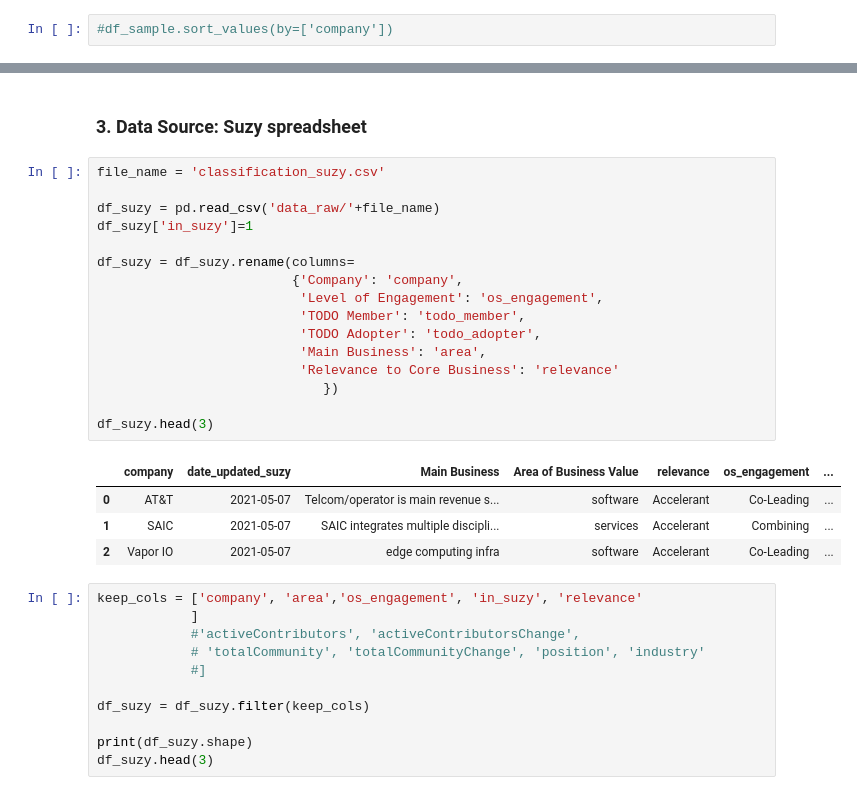
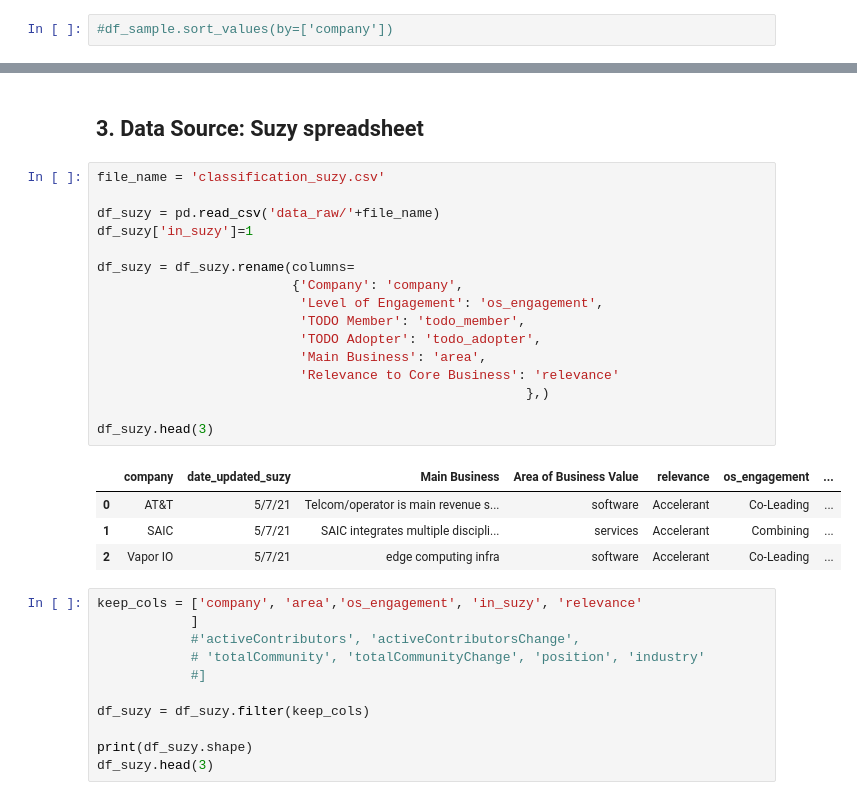
Before and after one commit to JumpsuitWizard/FOCUSED-Collaboration, a Jupyter notebook: notebooks/1_readin_data.ipynb, the cells around one changed output, grey strips where cells are left out. Drawn from its saved outputs; the diff is of its cells as text.

```diff
--- a/notebooks/1_readin_data.ipynb
+++ b/notebooks/1_readin_data.ipynb
@@ -304,26 +317,26 @@ df_sample
 # %% [markdown]
-### 3. Data Source:  Suzy spreadsheet
+## 3. Data Source:  Suzy spreadsheet
 # %%
 file_name = 'classification_suzy.csv'
 
 df_suzy = pd.read_csv('data_raw/'+file_name)
 df_suzy['in_suzy']=1
 
 df_suzy = df_suzy.rename(columns=
                          {'Company': 'company',
                           'Level of Engagement': 'os_engagement',
                           'TODO Member': 'todo_member',
                           'TODO Adopter': 'todo_adopter',
                           'Main Business': 'area',
                           'Relevance to Core Business': 'relevance'
-                             })
+                                                       },)
 
 df_suzy.head(3)
 # %% [output]
 |  | company | date_updated_suzy | Main Business | Area of Business Value | relevance | os_engagement | ... |
-| 0 | AT&T | 2021-05-07 | Telcom/operator is main revenue s... | software | Accelerant | Co-Leading | ... |
-| 1 | SAIC | 2021-05-07 | SAIC integrates multiple discipli... | services | Accelerant | Combining | ... |
-| 2 | Vapor IO | 2021-05-07 | edge computing infra | software | Accelerant | Co-Leading | ... |
+| 0 | AT&T | 5/7/21 | Telcom/operator is main revenue s... | software | Accelerant | Co-Leading | ... |
+| 1 | SAIC | 5/7/21 | SAIC integrates multiple discipli... | services | Accelerant | Combining | ... |
+| 2 | Vapor IO | 5/7/21 | edge computing infra | software | Accelerant | Co-Leading | ... |
 # %%
 keep_cols = ['company', 'area','os_engagement', 'in_suzy', 'relevance'
             ]
```
Also changed, not shown: parts of 142 cells of this notebook, 4 other files.
